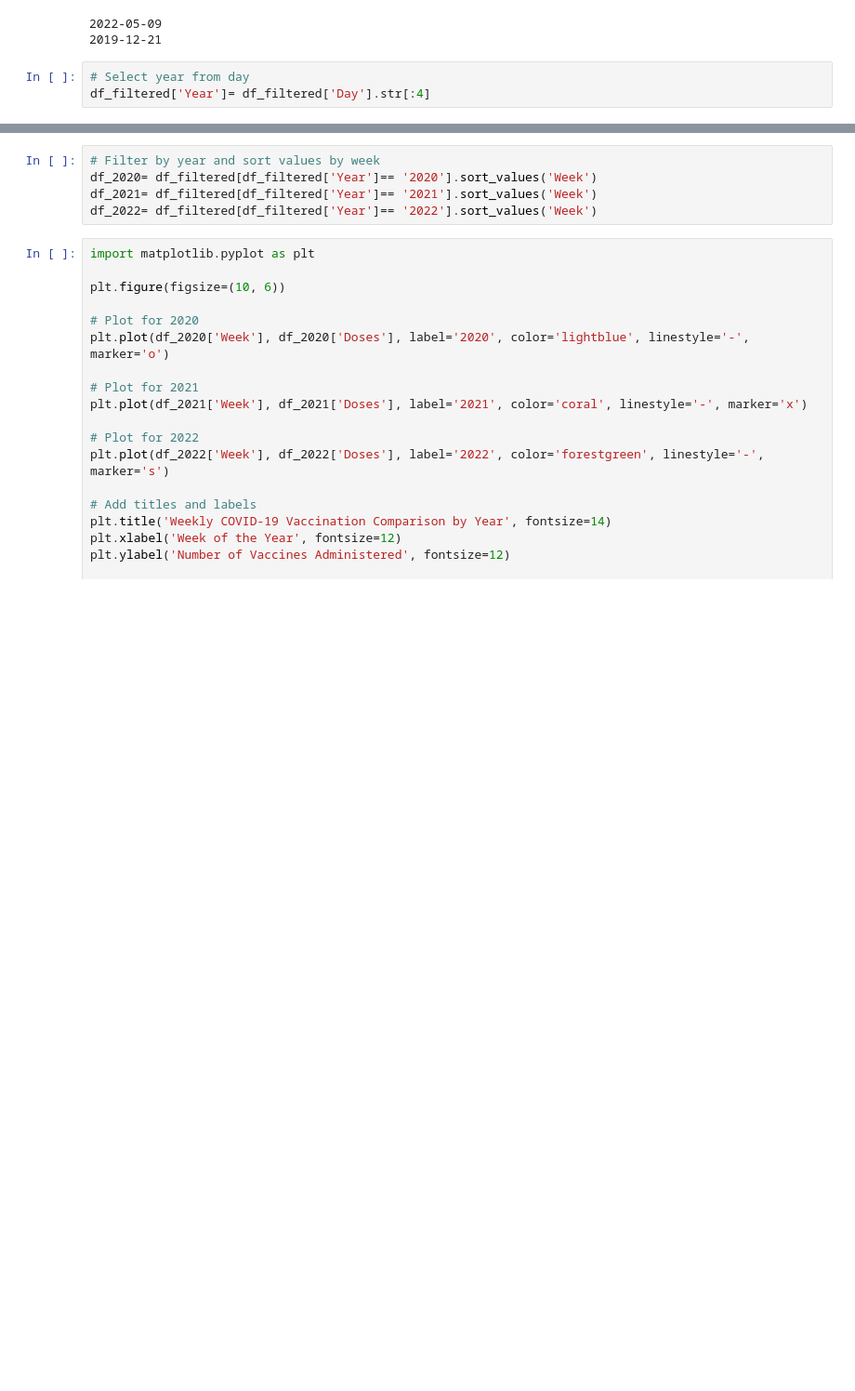
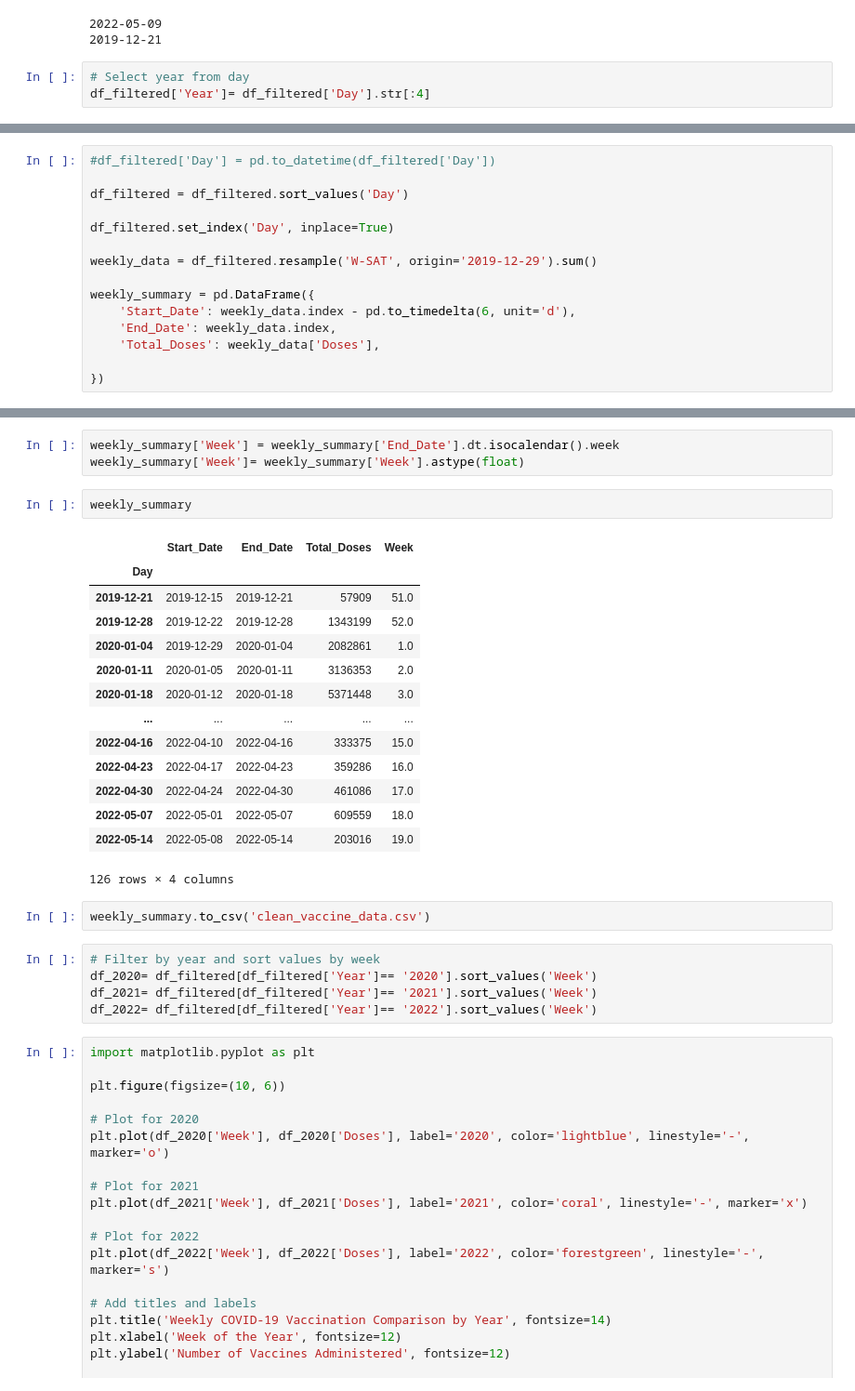
Before and after one commit to carolinehagood/covid-project, a Jupyter notebook: vaccine_data_cleaning.ipynb, the cells around one changed output, grey strips where cells are left out. Shown: that part at 93% size. Drawn from its saved outputs; the diff is of its cells as text; blank space fills up the shorter version.

```diff
--- a/vaccine_data_cleaning.ipynb
+++ b/vaccine_data_cleaning.ipynb
@@ -93,0 +95,15 @@ df_filtered
+# %%
+#df_filtered['Day'] = pd.to_datetime(df_filtered['Day'])
+
+df_filtered = df_filtered.sort_values('Day')
+
+df_filtered.set_index('Day', inplace=True)
+
+weekly_data = df_filtered.resample('W-SAT', origin='2019-12-29').sum()
+
+weekly_summary = pd.DataFrame({
+    'Start_Date': weekly_data.index - pd.to_timedelta(6, unit='d'),
+    'End_Date': weekly_data.index,
+    'Total_Doses': weekly_data['Doses'],
+
+})
@@ -94,3 +127,25 @@ df_filtered
+# %%
+weekly_summary['Week'] = weekly_summary['End_Date'].dt.isocalendar().week
+weekly_summary['Week']= weekly_summary['Week'].astype(float)
+# %%
+weekly_summary
+# %% [output]
+|  | Start_Date | End_Date | Total_Doses | Week |
+| Day |  |  |  |  |
+| 2019-12-21 | 2019-12-15 | 2019-12-21 | 57909 | 51.0 |
+| 2019-12-28 | 2019-12-22 | 2019-12-28 | 1343199 | 52.0 |
+| 2020-01-04 | 2019-12-29 | 2020-01-04 | 2082861 | 1.0 |
+| 2020-01-11 | 2020-01-05 | 2020-01-11 | 3136353 | 2.0 |
+| 2020-01-18 | 2020-01-12 | 2020-01-18 | 5371448 | 3.0 |
+| ... | ... | ... | ... | ... |
+| 2022-04-16 | 2022-04-10 | 2022-04-16 | 333375 | 15.0 |
+| 2022-04-23 | 2022-04-17 | 2022-04-23 | 359286 | 16.0 |
+| 2022-04-30 | 2022-04-24 | 2022-04-30 | 461086 | 17.0 |
+| 2022-05-07 | 2022-05-01 | 2022-05-07 | 609559 | 18.0 |
+| 2022-05-14 | 2022-05-08 | 2022-05-14 | 203016 | 19.0 |
+126 rows × 4 columns
+# %%
+weekly_summary.to_csv('clean_vaccine_data.csv')
 # %%
 # Filter by year and sort values by week
 df_2020= df_filtered[df_filtered['Year']== '2020'].sort_values('Week')
```
Also changed, not shown: parts of 6 cells of this notebook.
